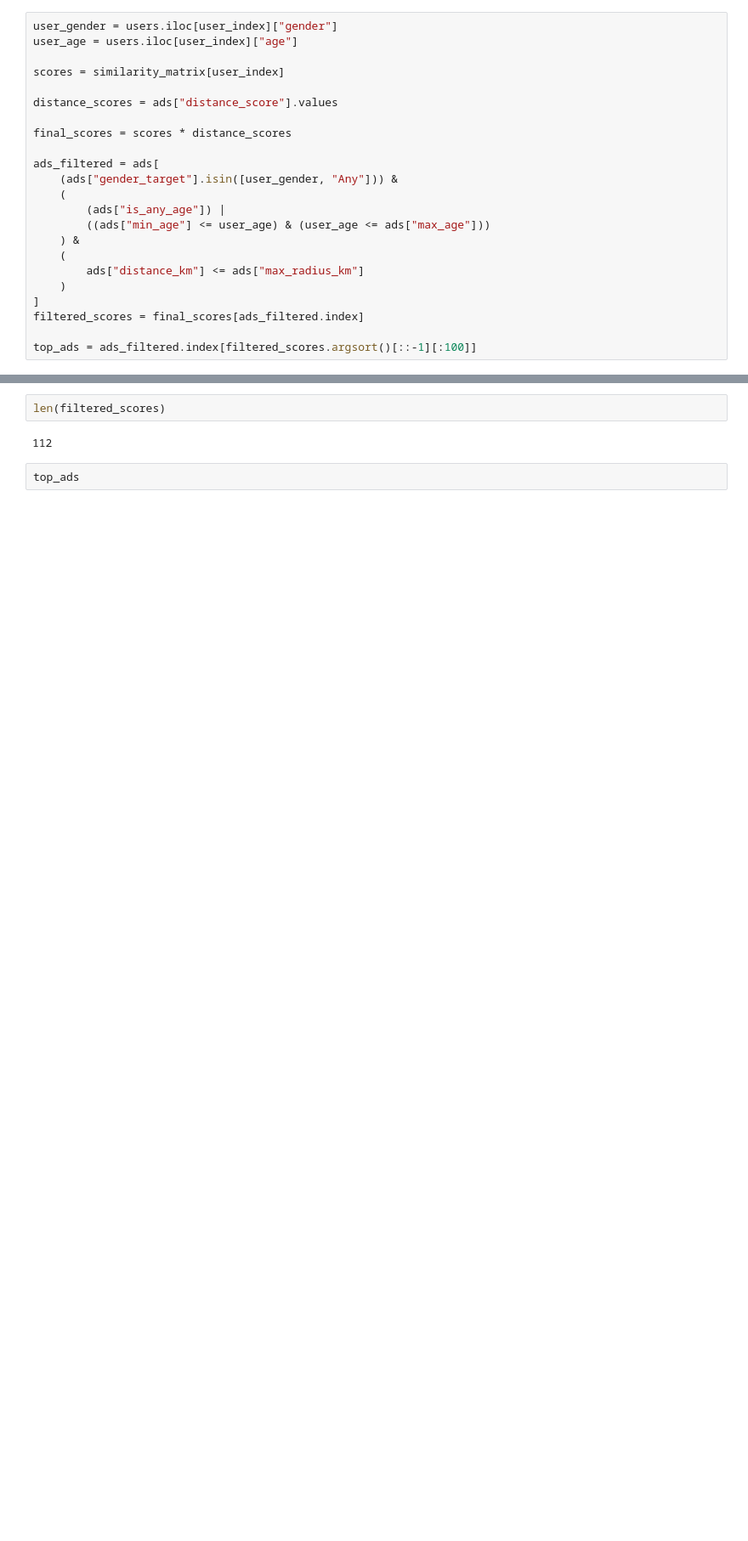
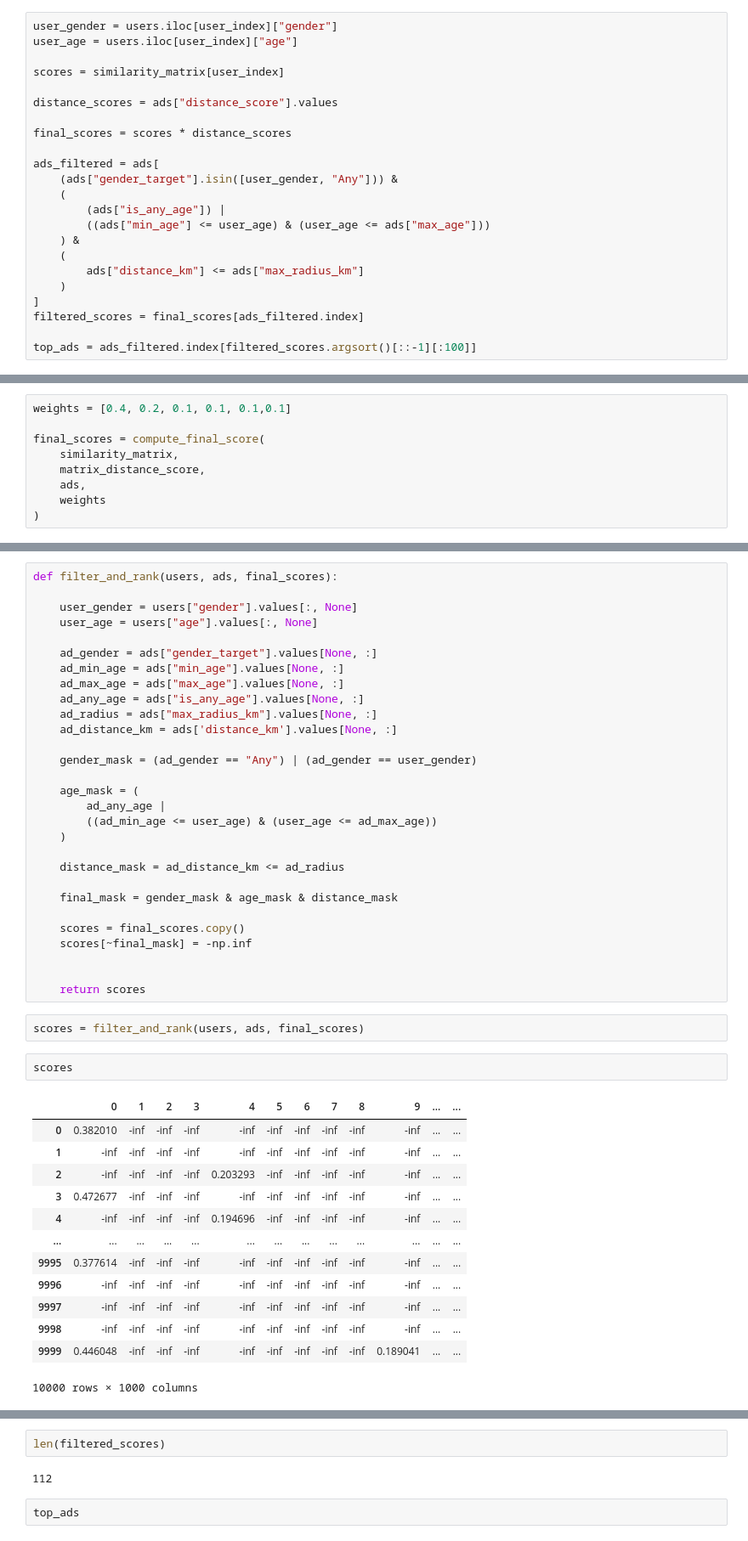
Before and after one commit to Allanvtr/ads-recommendation-system, a Jupyter notebook: notebook/01_prototipo_modelo_simples.ipynb, the cells around one changed output, grey strips where cells are left out. Shown at 85% size. Saved outputs shown, nothing was run; the diff lists cells and outputs as text; blank space fills up the shorter version.

```diff
--- a/notebook/01_prototipo_modelo_simples.ipynb
+++ b/notebook/01_prototipo_modelo_simples.ipynb
@@ -355,0 +506,9 @@ top_ads = ads_filtered.index[filtered_scores.argsort()[::-1][:100]]
+# %%
+weights = [0.4, 0.2, 0.1, 0.1, 0.1,0.1]
+
+final_scores = compute_final_score(
+    similarity_matrix,
+    matrix_distance_score,
+    ads,
+    weights
+)
@@ -355,0 +539,47 @@ top_ads = ads_filtered.index[filtered_scores.argsort()[::-1][:100]]
+# %%
+def filter_and_rank(users, ads, final_scores):
+
+    user_gender = users["gender"].values[:, None]
+    user_age = users["age"].values[:, None]
+
+    ad_gender = ads["gender_target"].values[None, :]
+    ad_min_age = ads["min_age"].values[None, :]
+    ad_max_age = ads["max_age"].values[None, :]
+    ad_any_age = ads["is_any_age"].values[None, :]
+    ad_radius = ads["max_radius_km"].values[None, :]
+    ad_distance_km = ads['distance_km'].values[None, :]
+
+    gender_mask = (ad_gender == "Any") | (ad_gender == user_gender)
+
+    age_mask = (
+        ad_any_age |
+        ((ad_min_age <= user_age) & (user_age <= ad_max_age))
+    )
+
+    distance_mask = ad_distance_km <= ad_radius
+
+    final_mask = gender_mask & age_mask & distance_mask
+
+    scores = final_scores.copy()
+    scores[~final_mask] = -np.inf
+
+
+    return scores
+# %%
+scores = filter_and_rank(users, ads, final_scores)
+# %%
+scores
+# %% [output]
+|  | 0 | 1 | 2 | 3 | 4 | 5 | 6 | 7 | 8 | 9 | ... | ... |
+| 0 | 0.382010 | -inf | -inf | -inf | -inf | -inf | -inf | -inf | -inf | -inf | ... | ... |
+| 1 | -inf | -inf | -inf | -inf | -inf | -inf | -inf | -inf | -inf | -inf | ... | ... |
+| 2 | -inf | -inf | -inf | -inf | 0.203293 | -inf | -inf | -inf | -inf | -inf | ... | ... |
+| 3 | 0.472677 | -inf | -inf | -inf | -inf | -inf | -inf | -inf | -inf | -inf | ... | ... |
+| 4 | -inf | -inf | -inf | -inf | 0.194696 | -inf | -inf | -inf | -inf | -inf | ... | ... |
+| ... | ... | ... | ... | ... | ... | ... | ... | ... | ... | ... | ... | ... |
+| 9995 | 0.377614 | -inf | -inf | -inf | -inf | -inf | -inf | -inf | -inf | -inf | ... | ... |
+| 9996 | -inf | -inf | -inf | -inf | -inf | -inf | -inf | -inf | -inf | -inf | ... | ... |
+| 9997 | -inf | -inf | -inf | -inf | -inf | -inf | -inf | -inf | -inf | -inf | ... | ... |
+| 9998 | -inf | -inf | -inf | -inf | -inf | -inf | -inf | -inf | -inf | -inf | ... | ... |
+| 9999 | 0.446048 | -inf | -inf | -inf | -inf | -inf | -inf | -inf | -inf | 0.189041 | ... | ... |
+10000 rows × 1000 columns
```
Also changed, not shown: parts of 19 cells of this notebook.
